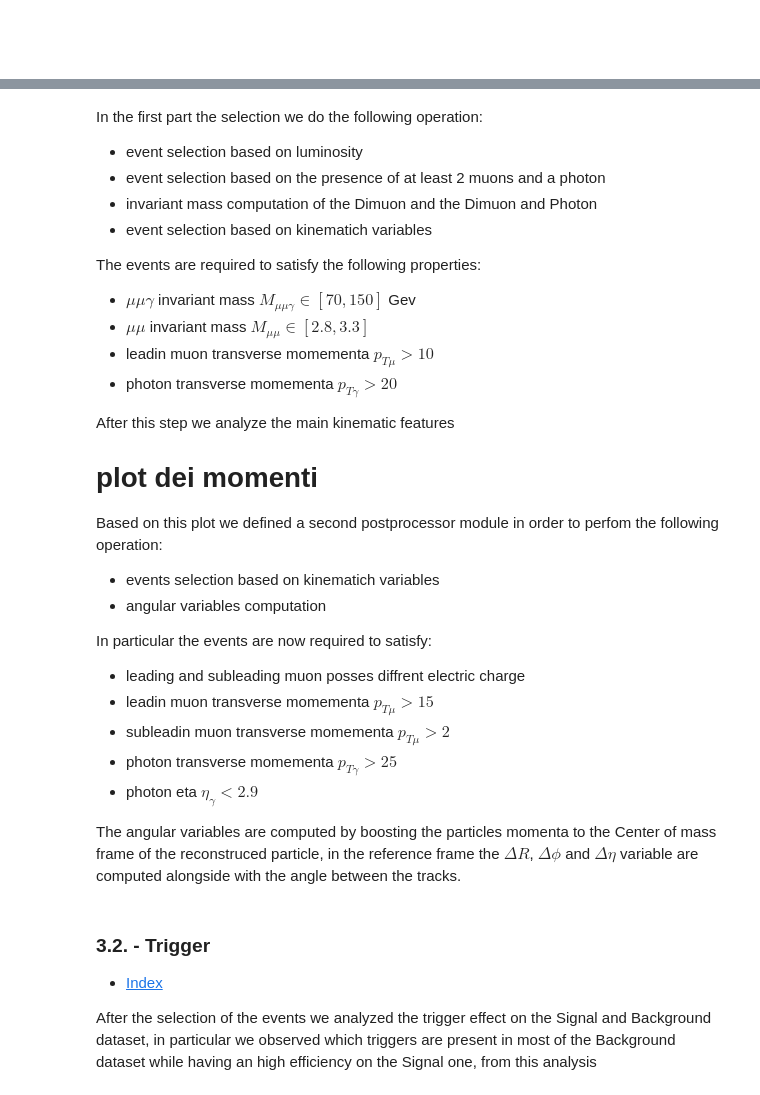
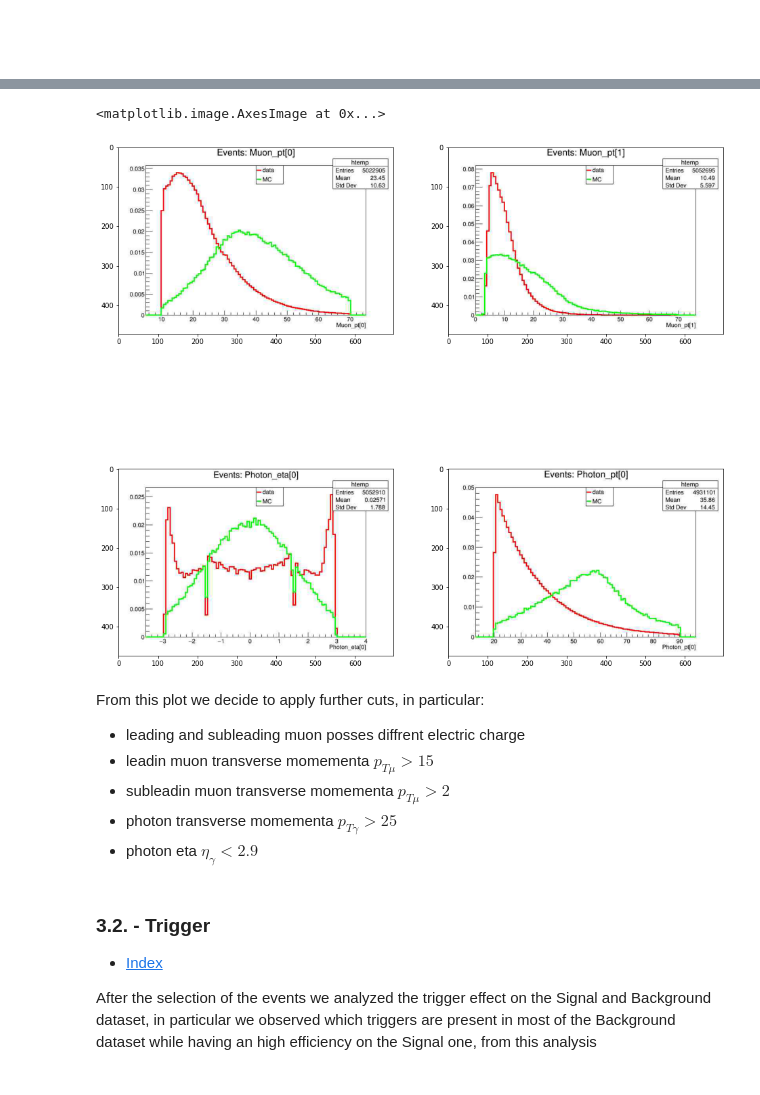
Before and after one commit to pacca4/Project_LocpB_plots, a Jupyter notebook: presentation/presentation.ipynb, the cells around one changed output, grey strips where cells are left out. Cells and saved outputs as stored; diff of their text form; code cells hidden in the pictures.

```diff
--- a/presentation/presentation.ipynb
+++ b/presentation/presentation.ipynb
@@ -195,35 +209,27 @@ To calculate this we use the class of ROOT LorentzVecto (for invariant mass, tra
-# %% [markdown]
-
-In the first part the selection we do the following operation:
-- event selection based on luminosity
-- event selection based on the presence of at least 2 muons and a photon
-- invariant mass computation of the Dimuon and the Dimuon and Photon
-- event selection based on kinematich variables
-
-
-The events are required to satisfy the following properties:
-- $\mu\mu\gamma$ invariant mass $M_{\mu\mu\gamma}\in[70, 150]$ Gev
-- $\mu\mu $ invariant mass $M_{\mu\mu}\in [2.8, 3.3]$
-- leadin muon transverse momementa $p_{T\mu}>10$
-- photon transverse momementa $p_{T\gamma}>20$
-
-After this step we analyze the main kinematic features
-# plot dei momenti
-
-
-Based on this plot we defined a second postprocessor module in order to perfom the following operation:
-- events selection based on kinematich variables
-- angular variables computation
-
-In particular the events are now required to satisfy:
-- leading and subleading muon posses diffrent electric charge
-- leadin muon transverse momementa $p_{T\mu}>15$
-- subleadin muon transverse momementa $p_{T\mu}>2$
-- photon transverse momementa $p_{T\gamma}>25$
-- photon eta $\eta_{\gamma}<2.9$
-
-
-The angular variables are computed by boosting the particles momenta to the Center of mass frame of the reconstruced particle, in the reference frame the $\Delta R$, $\Delta \phi$ and $\Delta \eta$ variable are computed alongside with the angle between the tracks.
+# %%
+from IPython.display import Image
+
+
+a=mpimg.imread("images/muon_pt_0..jpg")
+b=mpimg.imread("images/muon_pt_1.jpg")
+c=mpimg.imread("images/photon_eta.jpg")
+d=mpimg.imread("images/photon_pt_0..jpg")
+
+fig, ax = plt.subplots(2,2, figsize=(16,16))
+ax[0,0].imshow(a)
+ax[0,1].imshow(b)
+ax[1,0].imshow(c)
+ax[1,1].imshow(d)
+# %% [output]
+<matplotlib.image.AxesImage at 0x...>
+[figure, added]
+# %% [markdown]
+From this plot we decide to apply further cuts, in particular:
+- leading and subleading muon posses diffrent electric charge
+- leadin muon transverse momementa $p_{T\mu}>15$
+- subleadin muon transverse momementa $p_{T\mu}>2$
+- photon transverse momementa $p_{T\gamma}>25$
+- photon eta $\eta_{\gamma}<2.9$
 # %% [markdown]
 ### 3.2. - Trigger  <a class="anchor" id="LOCP_B_FP.3.2."></a>
 * [Index](#LOCP_B_FP.i)
```
Also changed, not shown: parts of 8 cells of this notebook, 10 other files.
